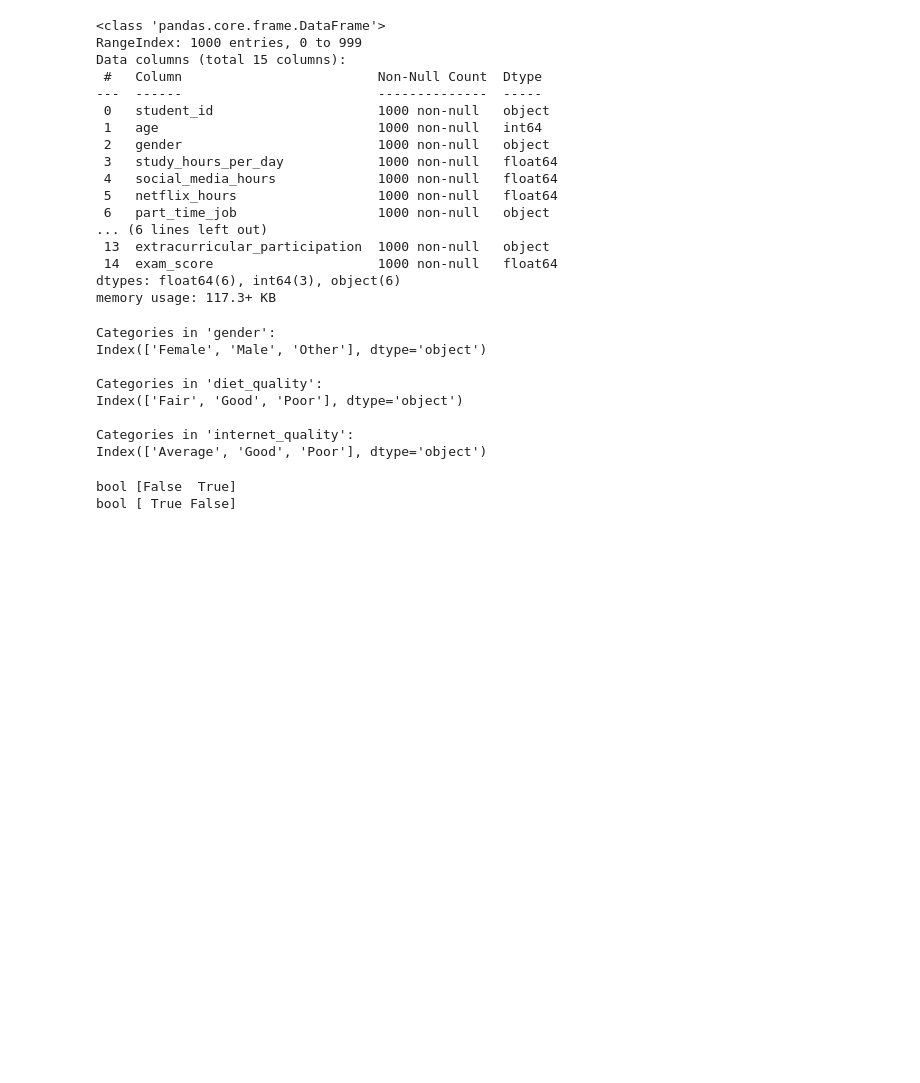
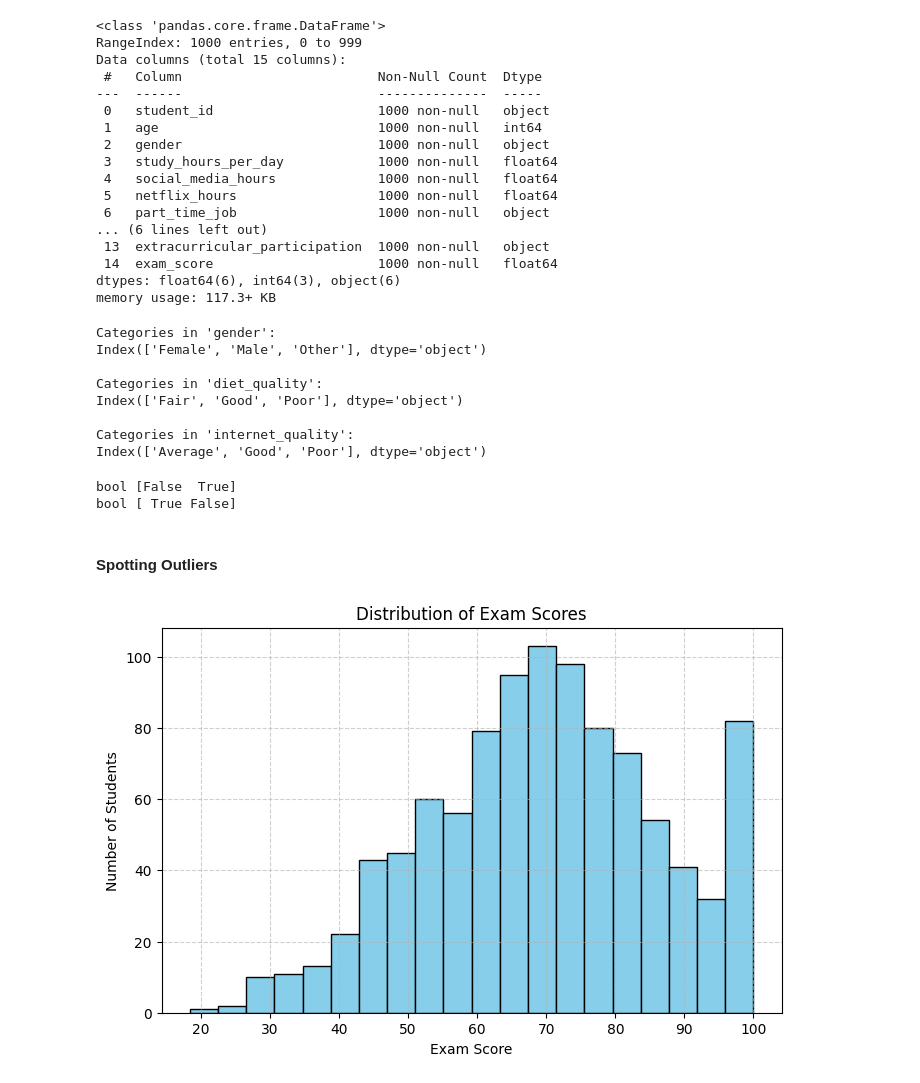
Before and after one commit to martyna-haliniak/visualisations_in_python, a Jupyter notebook: visualisations_task.ipynb, the cells around one changed output. Drawn from its saved outputs; the diff is of its cells as text; code cells hidden in the pictures; blank space fills up the shorter version.

```diff
--- a/visualisations_task.ipynb
+++ b/visualisations_task.ipynb
@@ -165,3 +163,16 @@ print(df["extracurricular_participation"].dtype, df["extracurricular_participati
 # %% [output]
 bool [False  True]
 bool [ True False]
+# %% [markdown]
+#### Spotting Outliers
+# %%
+# Exam scores distribution
+plt.figure(figsize=(8, 5))
+plt.hist(df["exam_score"], bins=20, color="skyblue", edgecolor="black")
+plt.title("Distribution of Exam Scores")
+plt.xlabel("Exam Score")
+plt.ylabel("Number of Students")
+plt.grid(True, linestyle='--', alpha=0.6)
+plt.show()
+# %% [output]
+[figure, added]
```
Also changed, not shown: parts of 16 cells of this notebook.
